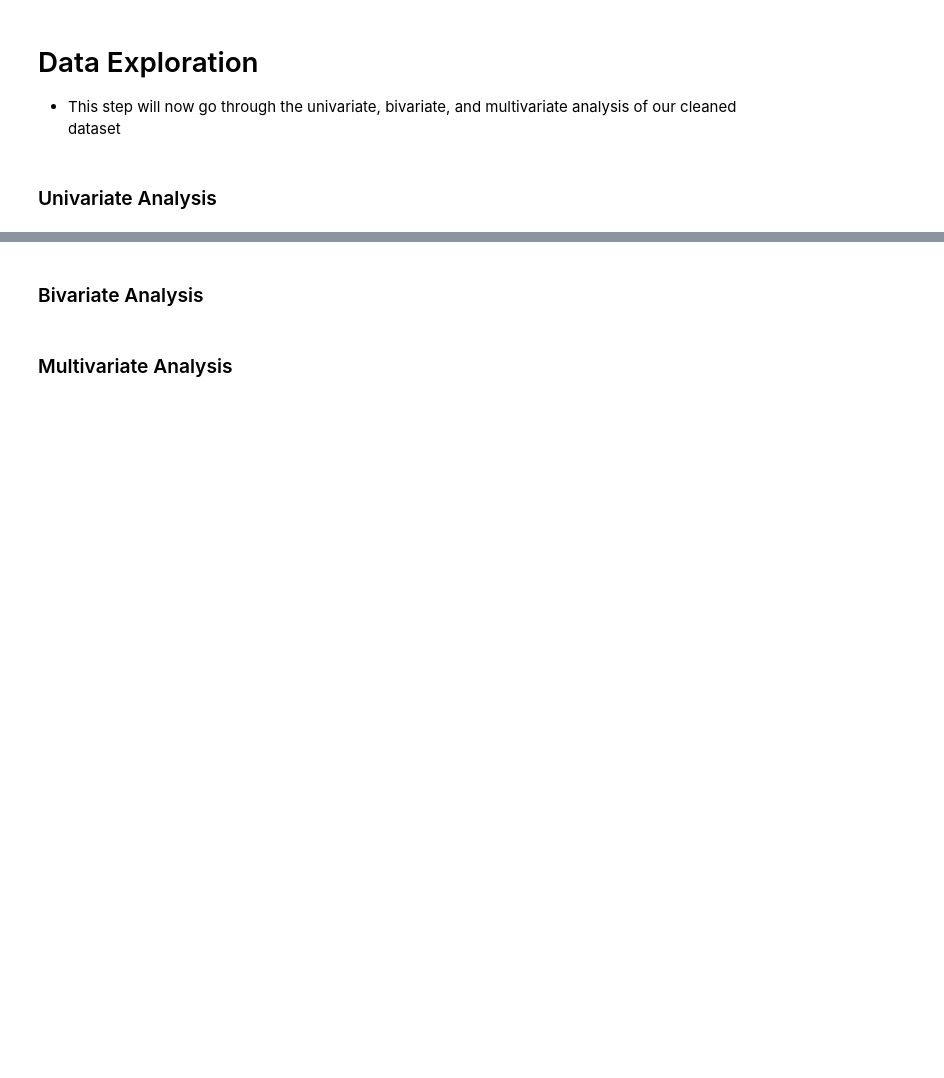
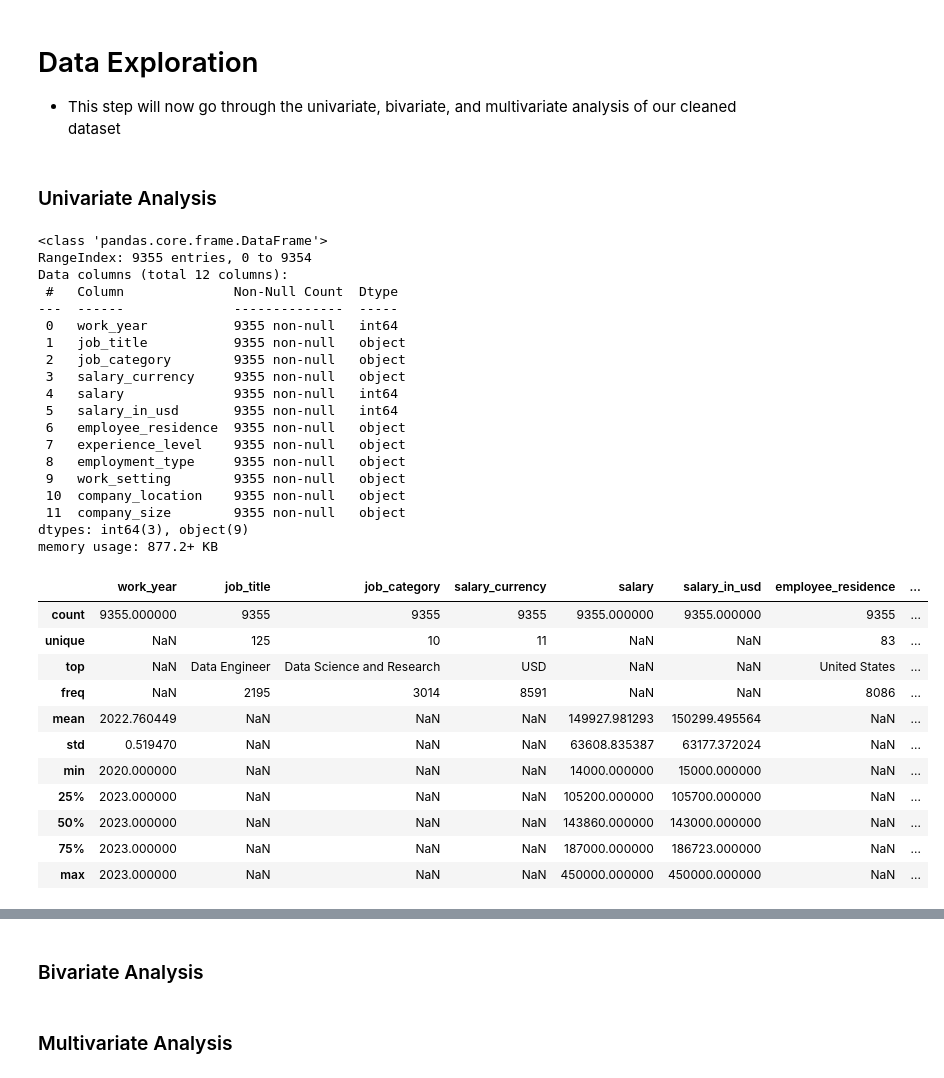
Before and after one commit to theo-picar1/DataSci_CA2_PairProject_2025, a Jupyter notebook: DataAnalysys.ipynb, the cells around one changed output, grey strips where cells are left out. Saved outputs shown, nothing was run; the diff lists cells and outputs as text; code cells hidden in the pictures; blank space fills up the shorter version.

```diff
--- a/DataAnalysys.ipynb
+++ b/DataAnalysys.ipynb
@@ -81,4 +95,38 @@ dtype: int64
 # %% [markdown]
 ### Univariate Analysis
 # %%
-# Univariate analysis
+# Describe data again to remind ourselves
+data.info()
+data.describe(include='all')
+# %% [output]
+<class 'pandas.core.frame.DataFrame'>
+RangeIndex: 9355 entries, 0 to 9354
+Data columns (total 12 columns):
+ #   Column              Non-Null Count  Dtype
+---  ------              --------------  -----
+ 0   work_year           9355 non-null   int64
+ 1   job_title           9355 non-null   object
+ 2   job_category        9355 non-null   object
+ 3   salary_currency     9355 non-null   object
+ 4   salary              9355 non-null   int64
+ 5   salary_in_usd       9355 non-null   int64
+ 6   employee_residence  9355 non-null   object
+ 7   experience_level    9355 non-null   object
+ 8   employment_type     9355 non-null   object
+ 9   work_setting        9355 non-null   object
+ 10  company_location    9355 non-null   object
+ 11  company_size        9355 non-null   object
+dtypes: int64(3), object(9)
+memory usage: 877.2+ KB
+|  | work_year | job_title | job_category | salary_currency | salary | salary_in_usd | employee_residence | ... |
+| count | 9355.000000 | 9355 | 9355 | 9355 | 9355.000000 | 9355.000000 | 9355 | ... |
+| unique | NaN | 125 | 10 | 11 | NaN | NaN | 83 | ... |
+| top | NaN | Data Engineer | Data Science and Research | USD | NaN | NaN | United States | ... |
+| freq | NaN | 2195 | 3014 | 8591 | NaN | NaN | 8086 | ... |
+| mean | 2022.760449 | NaN | NaN | NaN | 149927.981293 | 150299.495564 | NaN | ... |
+| std | 0.519470 | NaN | NaN | NaN | 63608.835387 | 63177.372024 | NaN | ... |
+| min | 2020.000000 | NaN | NaN | NaN | 14000.000000 | 15000.000000 | NaN | ... |
+| 25% | 2023.000000 | NaN | NaN | NaN | 105200.000000 | 105700.000000 | NaN | ... |
+| 50% | 2023.000000 | NaN | NaN | NaN | 143860.000000 | 143000.000000 | NaN | ... |
+| 75% | 2023.000000 | NaN | NaN | NaN | 187000.000000 | 186723.000000 | NaN | ... |
+| max | 2023.000000 | NaN | NaN | NaN | 450000.000000 | 450000.000000 | NaN | ... |
```
Also changed, not shown: parts of 8 cells of this notebook.
